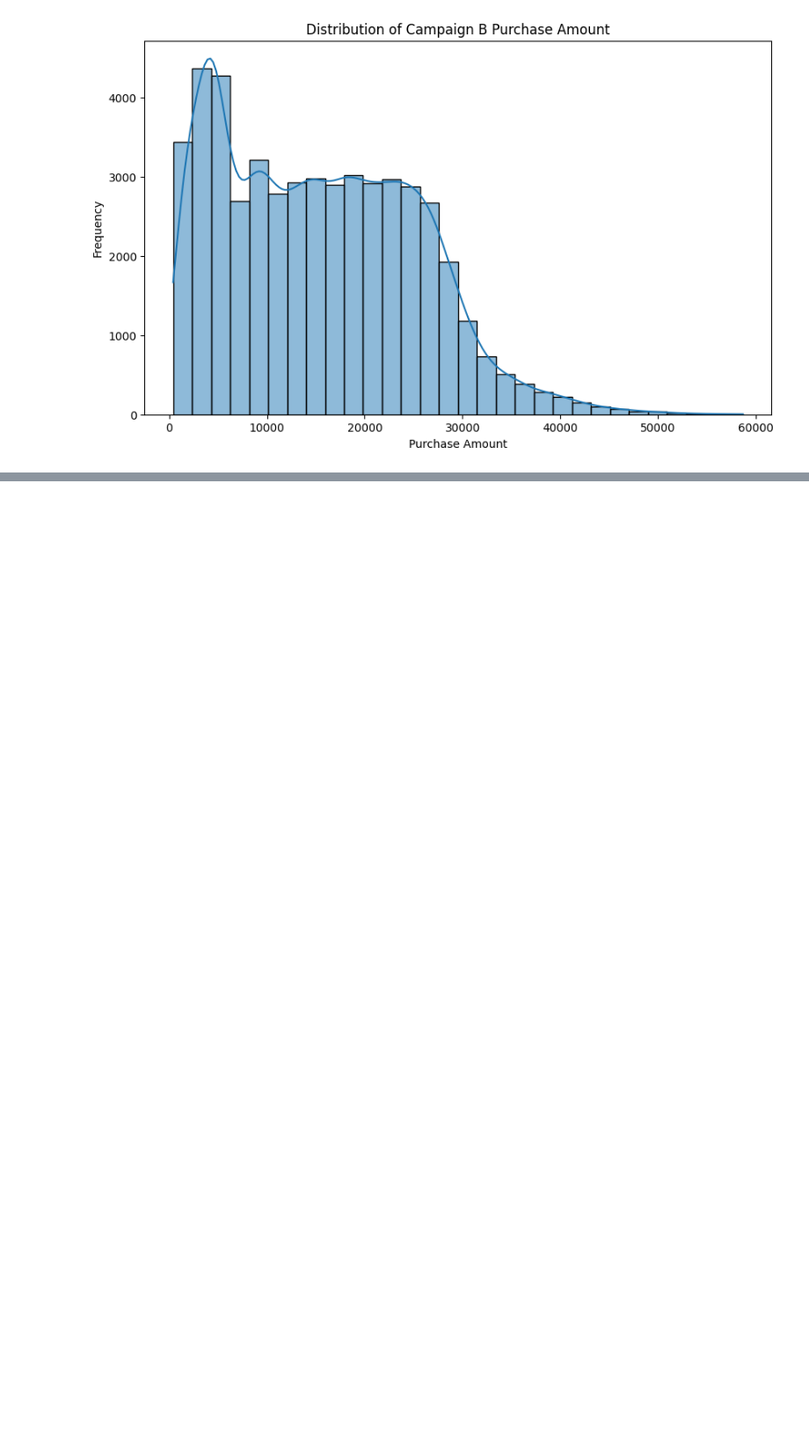
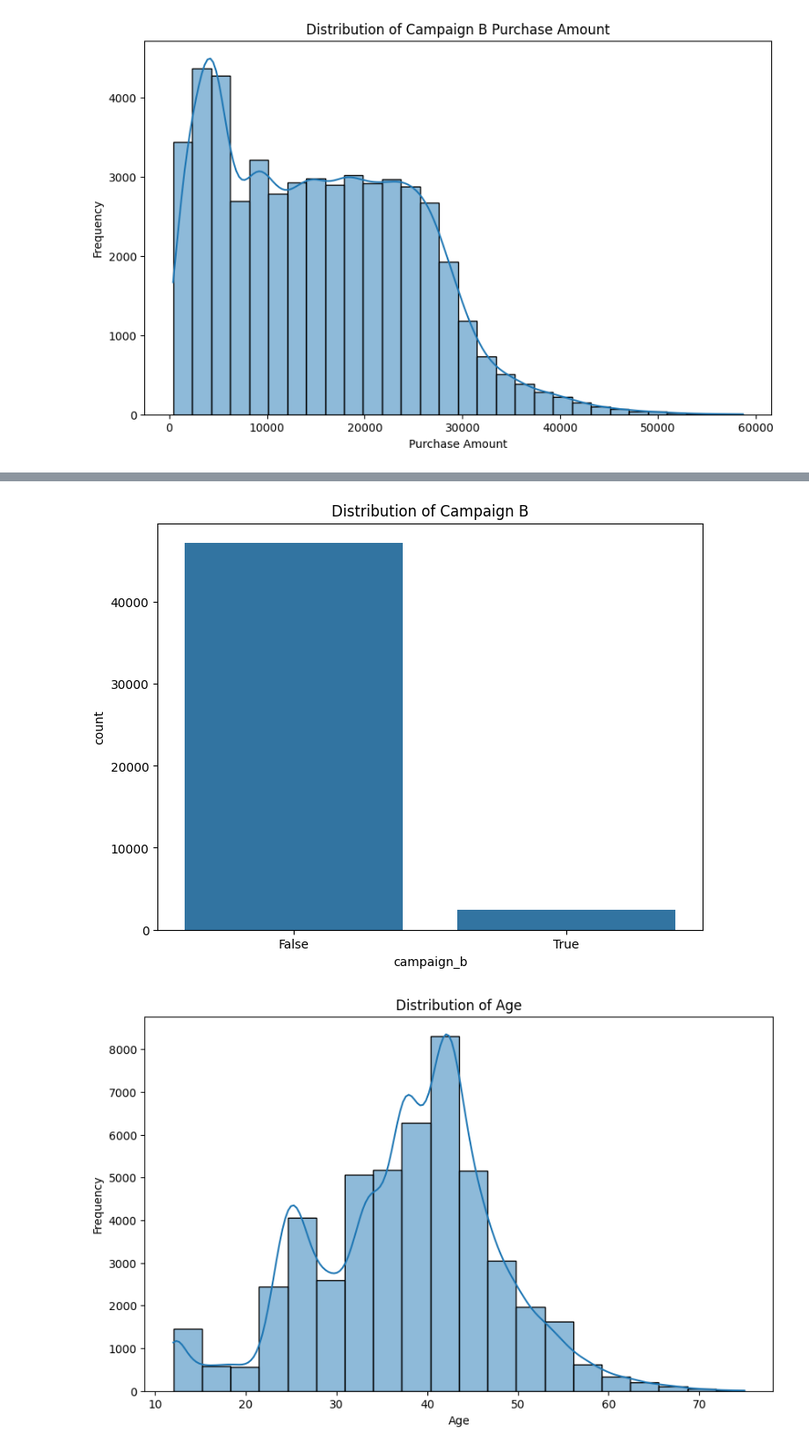
Before and after one commit to maton369/Data_Preprocessing_For_Data_Analyze, a Jupyter notebook: code/09_modeling_transforms.ipynb, the cells around one changed output, grey strips where cells are left out. Shown at 88% size. Drawn from its saved outputs; the diff is of its cells as text; code cells hidden in the pictures; blank space fills up the shorter version.

```diff
--- a/code/09_modeling_transforms.ipynb
+++ b/code/09_modeling_transforms.ipynb
@@ -234,0 +284,37 @@ plt.show()
+# %%
+# campaign_b、age、gender、campaignb_purchase_amountの分布をそれぞれ描画して確認します
+# 生成して作成したcombined_data2 を使用
+
+import matplotlib.pyplot as plt
+import seaborn as sns
+
+# キャンペーンBの分布
+plt.figure(figsize=(8, 6))
+sns.countplot(x="campaign_b", data=combined_data2)
+plt.title("Distribution of Campaign B")
+plt.show()
+
+# 年齢ageの分布
+plt.figure(figsize=(10, 6))
+sns.histplot(combined_data2["age"], bins=20, kde=True)
+plt.title("Distribution of Age")
+plt.xlabel("Age")
+plt.ylabel("Frequency")
+plt.show()
+
+# 性別の分布
+plt.figure(figsize=(8, 6))
+sns.countplot(x="gender", data=combined_data2)
+plt.title("Distribution of Gender")
+plt.show()
+
+# キャンペーンBの購入額の分布
+plt.figure(figsize=(10, 6))
+sns.histplot(combined_data2["campaignb_purchase_amount"], bins=30, kde=True)
+plt.title("Distribution of Campaign B Purchase Amount")
+plt.xlabel("Purchase Amount")
+plt.ylabel("Frequency")
+plt.show()
+# %% [output]
+[figure, added]
+[figure, added]
```
Also changed, not shown: parts of 7 cells of this notebook.
